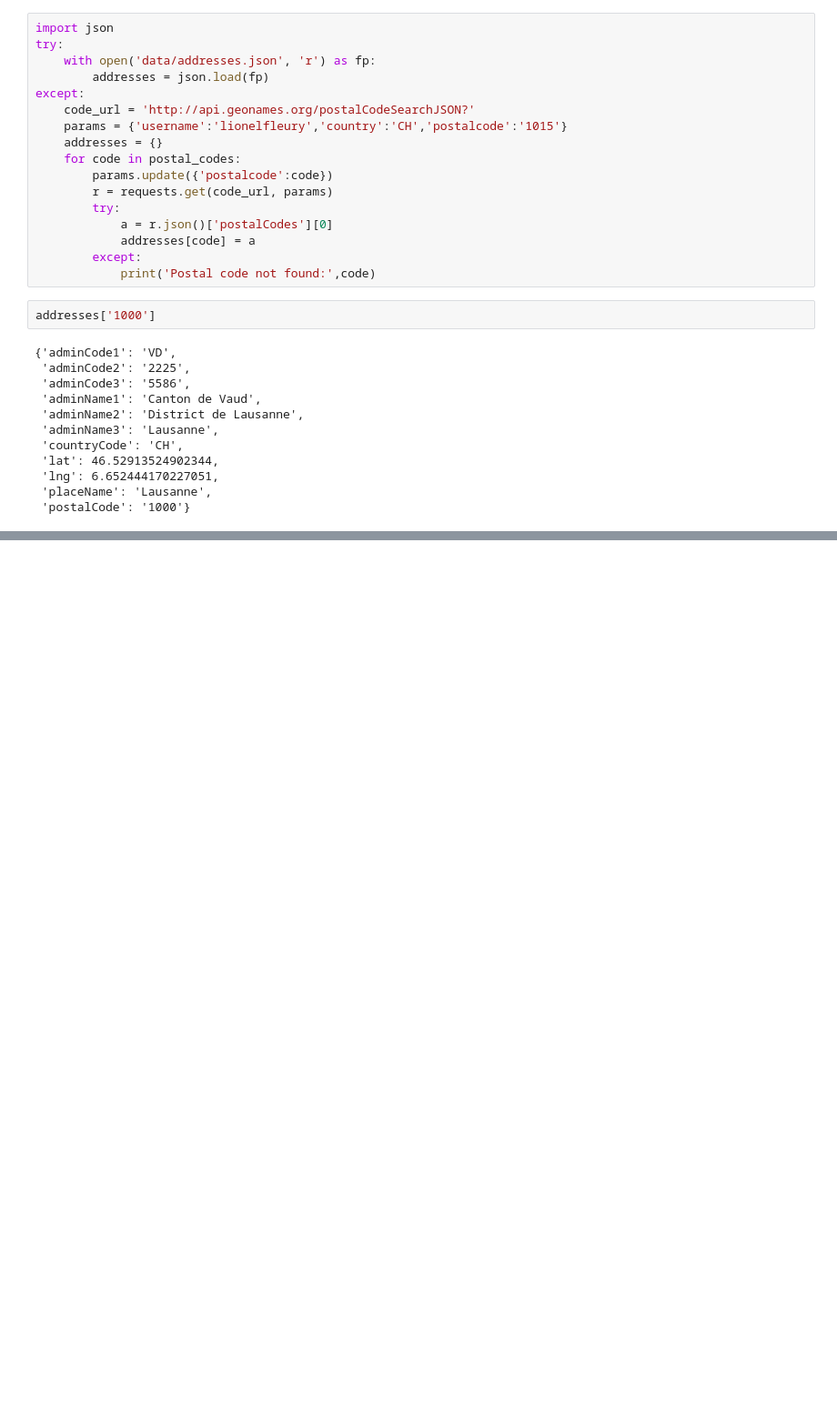
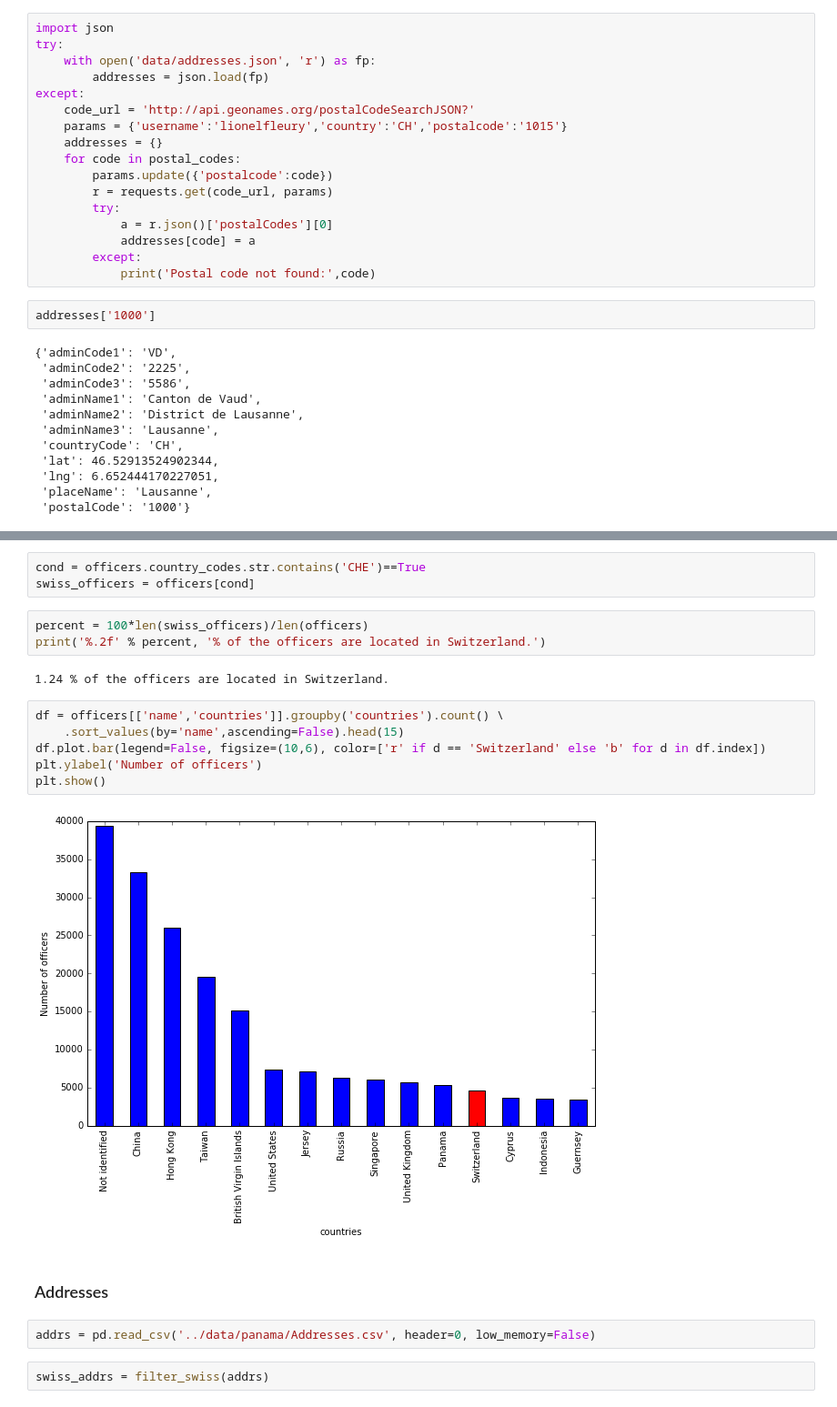
Before and after one commit to fdevillard/ada-swissleak, a Jupyter notebook: SwissGlance.ipynb, the cells around one changed output, grey strips where cells are left out. Shown at 91% size. Cells and saved outputs as stored; diff of their text form; blank space fills up the shorter version.

```diff
--- a/SwissGlance.ipynb
+++ b/SwissGlance.ipynb
@@ -80,0 +91,22 @@ status.sort_values(by='name', ascending=False)
+# %%
+cond = officers.country_codes.str.contains('CHE')==True
+swiss_officers = officers[cond]
+# %%
+percent = 100*len(swiss_officers)/len(officers)
+print('%.2f' % percent, '% of the officers are located in Switzerland.')
+# %% [output]
+1.24 % of the officers are located in Switzerland.
+# %%
+df = officers[['name','countries']].groupby('countries').count() \
+    .sort_values(by='name',ascending=False).head(15)
+df.plot.bar(legend=False, figsize=(10,6), color=['r' if d == 'Switzerland' else 'b' for d in df.index])
+plt.ylabel('Number of officers')
+plt.show()
+# %% [output]
+[figure, added]
+# %% [markdown]
+### Addresses
+# %%
+addrs = pd.read_csv('../data/panama/Addresses.csv', header=0, low_memory=False)
+# %%
+swiss_addrs = filter_swiss(addrs)
```
Also changed, not shown: parts of 14 cells of this notebook.
